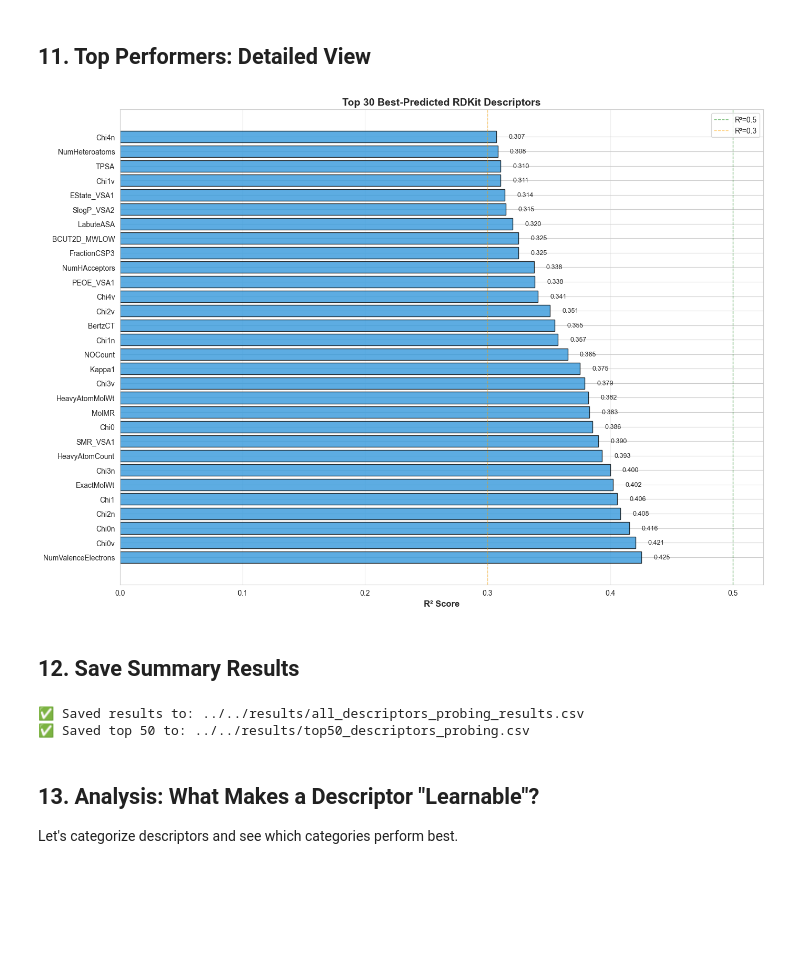
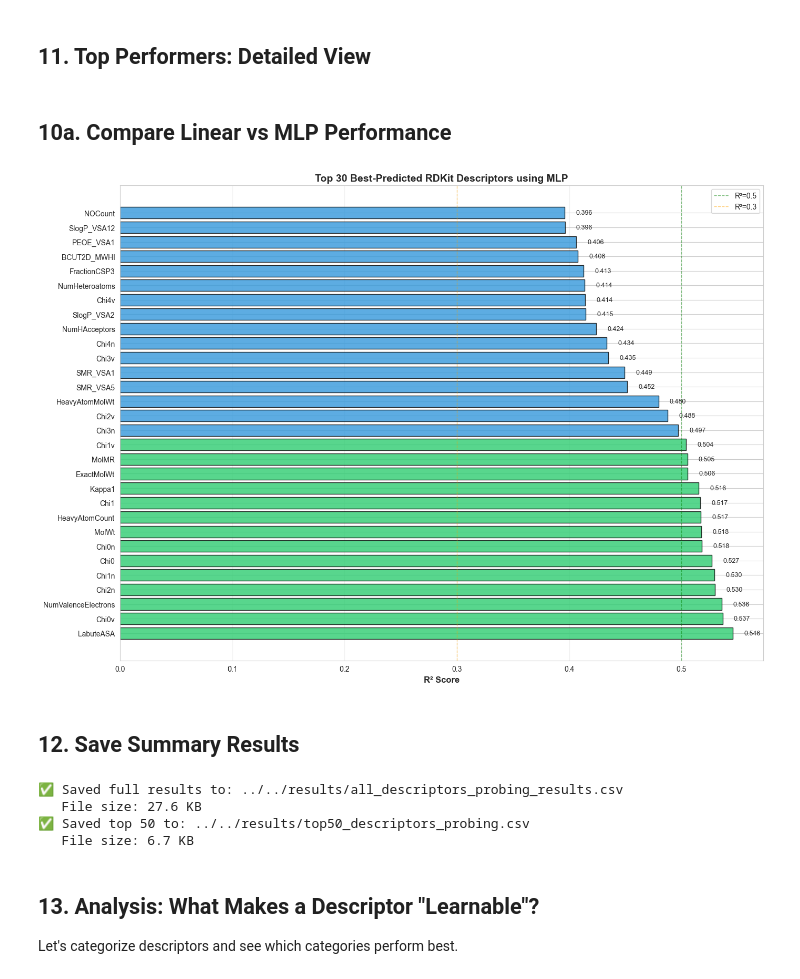
Before and after one commit to maxvdboom/DreaMS, a Jupyter notebook: dreams-thesis-wa/notebooks/exploratory/probe_all_rdkit_descriptors.ipynb, the cells around one changed output. Cells and saved outputs as stored; diff of their text form; code cells hidden in the pictures; blank space fills up the shorter version.

Commit message:
Linear/MLP probe and extra cluster script.

```diff
--- a/dreams-thesis-wa/notebooks/exploratory/probe_all_rdkit_descriptors.ipynb
+++ b/dreams-thesis-wa/notebooks/exploratory/probe_all_rdkit_descriptors.ipynb
@@ -472,18 +644,18 @@ Device: cpu
 # %% [markdown]
 ## 9. Analyze Results: Top Performers
 # %%
-# Sort by R²
-df_results_sorted = df_results.sort_values('r2', ascending=False)
+# Sort by best R²
+df_results_sorted = df_results.sort_values('r2_best', ascending=False)
 
 print("="*80)
-print("TOP 20 DESCRIPTORS (by R²)")
+print("TOP 20 DESCRIPTORS (by best R²)")
 print("="*80)
-print(df_results_sorted[['descriptor', 'r2', 'mae', 'n_train', 'n_test']].head(20).to_string(index=False))
+print(df_results_sorted[['descriptor', 'r2_linear', 'r2_mlp', 'r2_improvement', 'better_model']].head(20).to_string(index=False))
 
 print("\n" + "="*80)
-print("BOTTOM 20 DESCRIPTORS (by R²)")
+print("BOTTOM 20 DESCRIPTORS (by best R²)")
 print("="*80)
-print(df_results_sorted[['descriptor', 'r2', 'mae', 'n_train', 'n_test']].tail(20).to_string(index=False))
+print(df_results_sorted[['descriptor', 'r2_linear', 'r2_mlp', 'r2_improvement', 'better_model']].tail(20).to_string(index=False))
 # %% [output]
 ================================================================================
 TOP 20 DESCRIPTORS (by R²)
@@ -562,2 +768,4 @@ Descriptors with R² < 0:   79 (39.3%)
 # %% [markdown]
 ## 11. Top Performers: Detailed View
+# %% [markdown]
+## 10a. Compare Linear vs MLP Performance
@@ -564,30 +820,30 @@ Descriptors with R² < 0:   79 (39.3%)
 # %%
 # Top 30 descriptors
 top_30 = df_results_sorted.head(30)
 
 fig, ax = plt.subplots(figsize=(14, 10))
 
 y_pos = np.arange(len(top_30))
 colors = ['#2ecc71' if r2 > 0.5 else '#3498db' if r2 > 0.3 else '#f39c12' for r2 in top_30['r2']]
 
 ax.barh(y_pos, top_30['r2'], color=colors, alpha=0.8, edgecolor='black')
 ax.set_yticks(y_pos)
 ax.set_yticklabels(top_30['descriptor'], fontsize=10)
 ax.set_xlabel('R² Score', fontsize=12, fontweight='bold')
-ax.set_title('Top 30 Best-Predicted RDKit Descriptors', fontsize=14, fontweight='bold')
+ax.set_title('Top 30 Best-Predicted RDKit Descriptors using MLP', fontsize=14, fontweight='bold')
 ax.axvline(0.5, color='green', linestyle='--', linewidth=1, alpha=0.5, label='R²=0.5')
 ax.axvline(0.3, color='orange', linestyle='--', linewidth=1, alpha=0.5, label='R²=0.3')
 ax.grid(axis='x', alpha=0.3)
 ax.legend()
 
 # Add value labels
 for i, (idx, row) in enumerate(top_30.iterrows()):
     ax.text(row['r2'] + 0.01, i, f"{row['r2']:.3f}", va='center', fontsize=9)
 
 plt.tight_layout()
 plt.show()
 # %% [output]
-[figure, old version]
+[figure, new version]
 # %% [markdown]
 ## 12. Save Summary Results
 # %%
@@ -595,20 +851,38 @@ plt.show()
 results_dir = Path('../../results')
 results_dir.mkdir(parents=True, exist_ok=True)
 
-# Save full results as CSV
-output_csv = results_dir / 'all_descriptors_probing_results.csv'
+# Save combined comparison results
+output_csv = results_dir / 'all_descriptors_probing_comparison.csv'
 df_results_sorted.to_csv(output_csv, index=False)
-print(f"✅ Saved full results to: {output_csv}")
+print(f"✅ Saved comparison results to: {output_csv}")
 print(f"   File size: {output_csv.stat().st_size / 1024:.1f} KB")
 
-# Save top 50 for thesis
+# Save top 50 (by best model)
 output_top50 = results_dir / 'top50_descriptors_probing.csv'
 df_results_sorted.head(50).to_csv(output_top50, index=False)
 print(f"✅ Saved top 50 to: {output_top50}")
 print(f"   File size: {output_top50.stat().st_size / 1024:.1f} KB")
+
+# Save Linear-only results
+output_linear = results_dir / 'all_descriptors_probing_linear_only.csv'
+df_results_linear.sort_values('r2', ascending=False).to_csv(output_linear, index=False)
+print(f"✅ Saved Linear-only results to: {output_linear}")
+print(f"   File size: {output_linear.stat().st_size / 1024:.1f} KB")
+
+# Save MLP-only results
+output_mlp = results_dir / 'all_descriptors_probing_mlp_only.csv'
+df_results_mlp.sort_values('r2', ascending=False).to_csv(output_mlp, index=False)
+print(f"✅ Saved MLP-only results to: {output_mlp}")
+print(f"   File size: {output_mlp.stat().st_size / 1024:.1f} KB")
+
+print(f"\n📁 Summary:")
+print(f"   4 CSV files saved to {results_dir}")
+print(f"   2 PKL cache files saved (linear and mlp)")
 # %% [output]
-✅ Saved results to: ../../results/all_descriptors_probing_results.csv
+✅ Saved full results to: ../../results/all_descriptors_probing_results.csv
+   File size: 27.6 KB
 ✅ Saved top 50 to: ../../results/top50_descriptors_probing.csv
+   File size: 6.7 KB
 # %% [markdown]
 ## 13. Analysis: What Makes a Descriptor "Learnable"?
 
```
Also changed, not shown: parts of 11 cells of this notebook, 3 other files.
